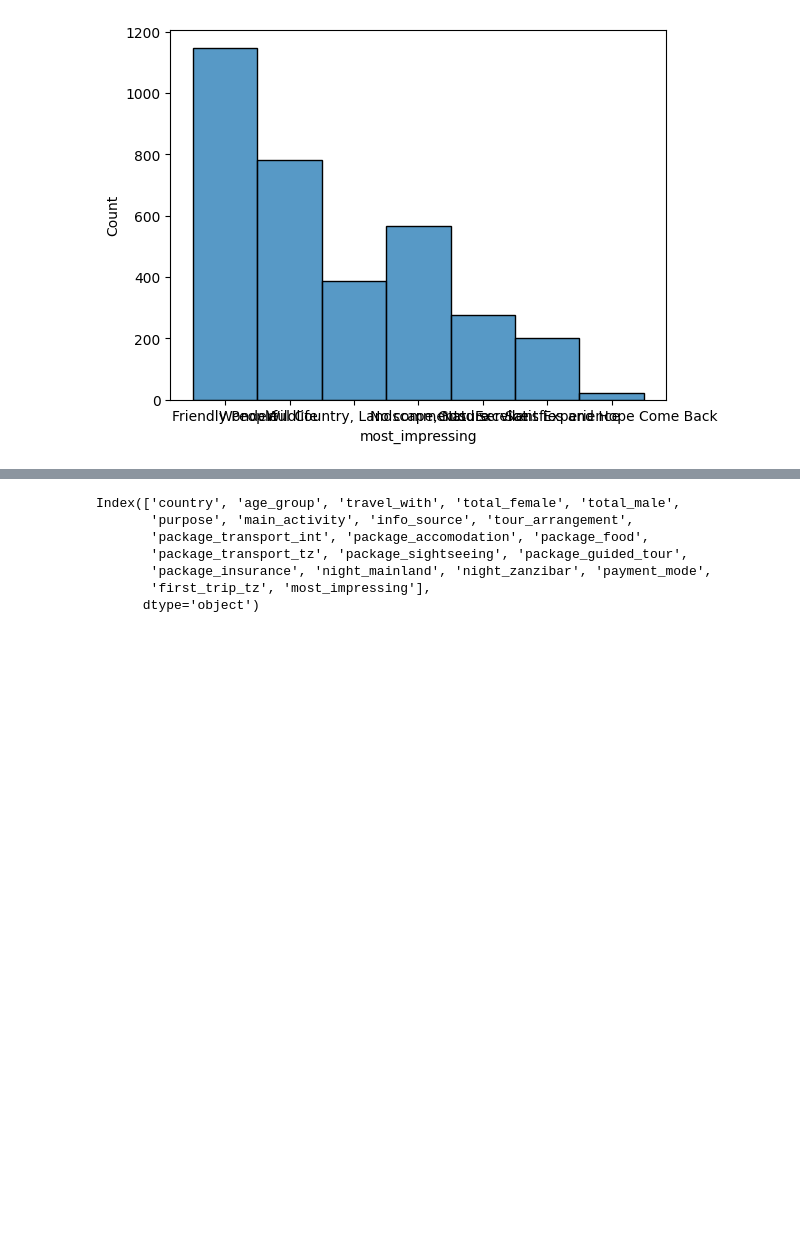
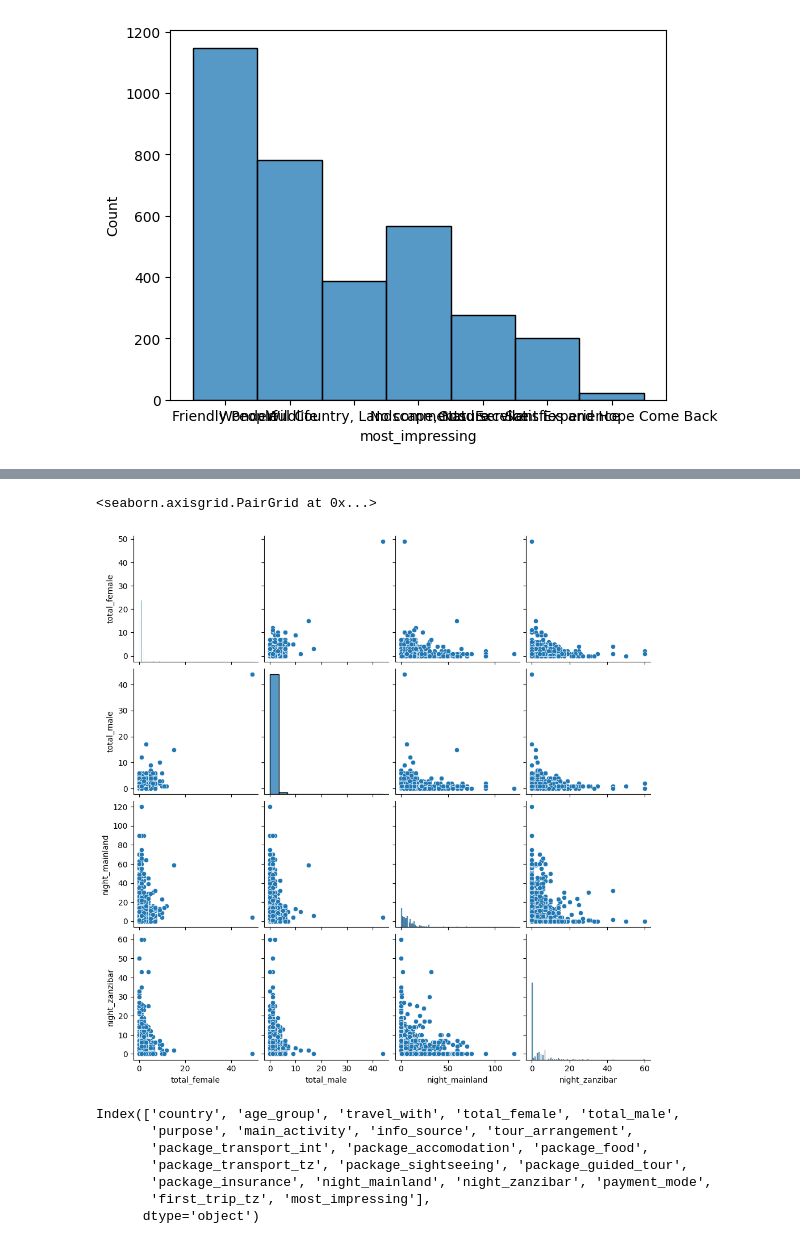
Before and after one commit to marinamoya/tanzania-turism-ml-project, a Jupyter notebook: Train_features_EDA _new.ipynb, the cells around one changed output, grey strips where cells are left out. Saved outputs shown, nothing was run; the diff lists cells and outputs as text; code cells hidden in the pictures; blank space fills up the shorter version.

```diff
--- a/Train_features_EDA _new.ipynb
+++ b/Train_features_EDA _new.ipynb
@@ -186,3 +212,8 @@ plt.show()
+# %%
+sns.pairplot(X_train)
+# %% [output]
+<seaborn.axisgrid.PairGrid at 0x...>
+[figure, added]
 # %%
 X_train.columns
 # %% [output]
```
Also changed, not shown: parts of 11 cells of this notebook.
